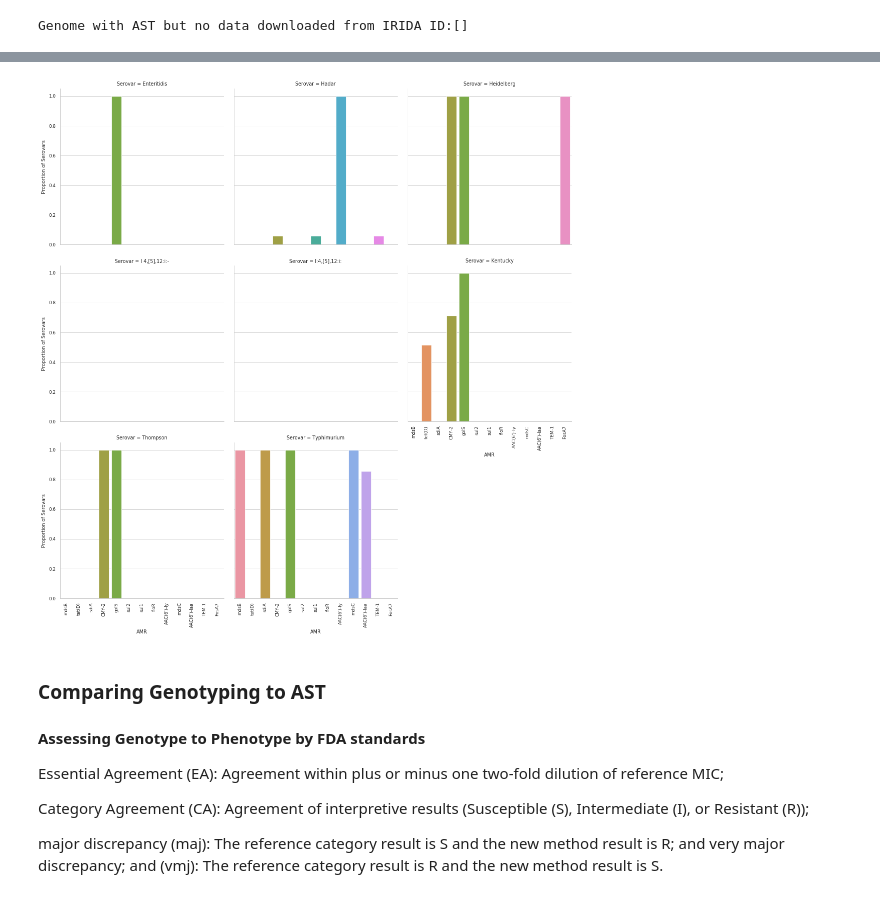
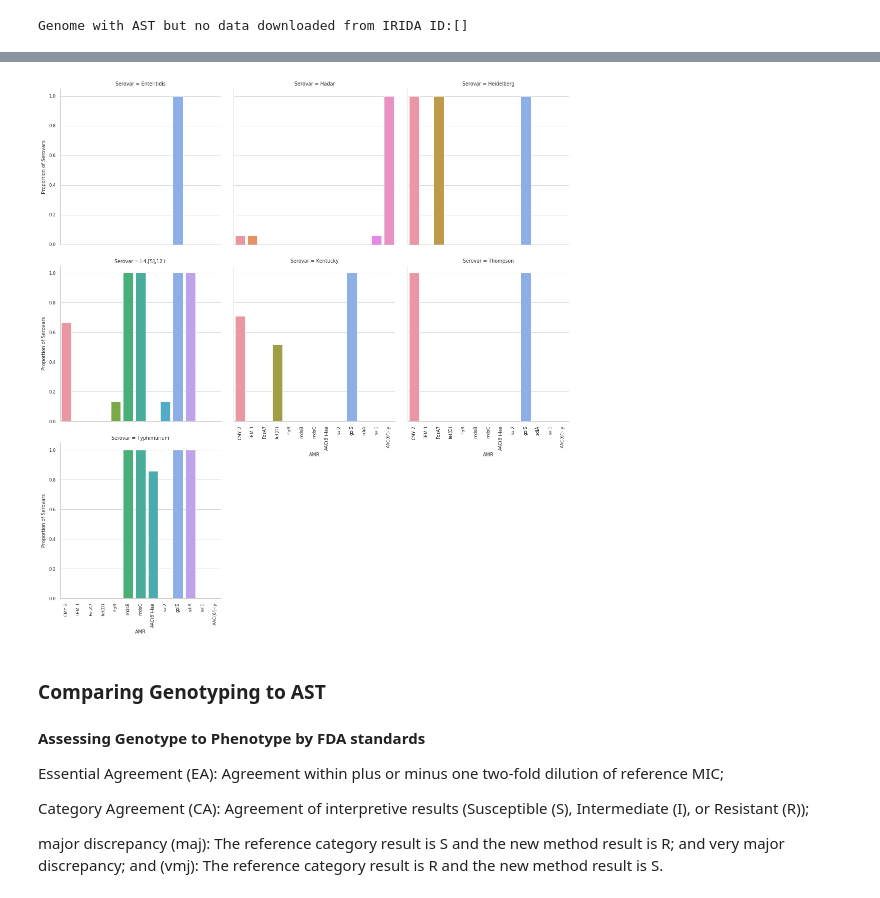
Before and after one commit to fmaguire/aafc_salmonella, a Jupyter notebook: salmonella_analyses.ipynb, the cells around one changed output, grey strips where cells are left out. Drawn from its saved outputs; the diff is of its cells as text; code cells hidden in the pictures.

```diff
--- a/salmonella_analyses.ipynb
+++ b/salmonella_analyses.ipynb
@@ -218,10 +227,12 @@ Parse and explore the AST results from Attiq
 ast_df = pd.read_excel('data/antibiotic_susceptibility_testing/Salmonella_AST_April18,2018..xlsx', sheet_name=1)
 ast_df['ID'] = ast_df['ID'].astype(str)
 ast_df = ast_df.set_index('ID')
+ast_df = ast_df.drop('Serovar', axis=1)
 # drop the following two genomes as we don't have genomes for them only AST typing
 # 3346 and 3163
 ast_df = ast_df.drop(['3346', '3163'])
-ast_df['Serotype'] = sistr_df.loc[ast_df.index, 'serovar']
+ast_df['Serotype'] = sistr_df.loc[ast_df.index, 'sistr_prediction']
+ast_df['Serotype'] = ast_df['Serotype'].replace('I 4,[5],12:i:-', 'I:4,[5],12:i:')
 # %%
 # set consistent colors for serotype
 sero_order = ['Kentucky', 'Hadar', 'Heidelberg',
@@ -332,13 +333,13 @@ IFrame("analyses/ast/upset_enterica_ast.pdf" , width=800, height=800)
 
 Summary of the RGI based predictions from the genotypes
 # %%
-ast_df = pd.read_excel('data/antibiotic_susceptibility_testing/Salmonella_AST_April18,2018..xlsx', sheet_name=1)
+"""ast_df = pd.read_excel('data/antibiotic_susceptibility_testing/Salmonella_AST_April18,2018..xlsx', sheet_name=1)
 ast_df['ID'] = ast_df['ID'].astype(str)
 ast_df = ast_df.set_index('ID')
 # drop the following two genomes as we don't have genomes for them only AST typing
 # 3346 and 3163
 ast_df = ast_df.drop(['3346', '3163'])
-ast_df['Serovar'] = sistr_df.loc[ast_df.index, 'serovar']
+ast_df['Serovar'] = sistr_df.loc[ast_df.index, 'serovar']"""
 
 
 rgi_results = []
@@ -492,3 +505,29 @@ _ = plt.setp(g.ax_heatmap.get_xticklabels(), rotation=90)
+# %%
+rgi_encoded_perfect['Serotype'] = ast_df['Serotype'].loc[rgi_encoded_perfect.index]
+
+# select unique perfect RGI distributions for more in-depth analysis
+with open('analyses/pangenome/anvio_subsample/link_genomes.sh', 'w') as fh:
+    for genome in rgi_encoded_perfect.drop_duplicates().index:
+        fh.write('ln -s ../../../data/genomes/{}*\n'.format(genome))
+
+with open('analyses/pangenome/anvio_subsample/serotypes.tsv', 'w') as out_fh:
+    with open('analyses/pangenome/anvio_subsample/genomes.tsv', 'w') as fh:
+        dbs = """1760_irida-submission-4658.db  3125_irida-submission-4766.db  3145_irida-submission-4824.db  3193_irida-submission-7564.db
+        1778_irida-submission-4656.db  3126_irida-submission-4768.db  3166_irida-submission-7409.db  3333_irida-submission-7381.db
+        1797_irida-submission-4682.db  3132_irida-submission-4774.db  3179_irida-submission-7552.db  3339_irida-submission-7440.db
+        1893_irida-submission-4751.db  3142_irida-submission-4815.db  3186_irida-submission-7560.db""".split()
+
+        fh.write('name\tcontigs_db_path\n')
+        out_fh.write('name\tserovars\n')
+        for db in dbs:
+            name = db.split('_')[0]
+            serotype = rgi_encoded_perfect['Serotype'].loc[name]
+            fh.write('{}_{}\t{}\n'.format(serotype.replace(',', '_').replace('[', '').replace(']', '').replace(':', ''), name, db))
+            out_fh.write('{}_{}\t{}\n'.format(serotype.replace(',', '_').replace('[', '').replace(']', '').replace(':', ''), name, serotype))
+
+
+
+rgi_encoded_perfect = rgi_encoded_perfect.drop('Serotype', axis=1)
 # %%
 legend_TN = [mpatches.Patch(color=c, label=l) for l,c in sero_lut.items()]
 
@@ -521,19 +560,19 @@ drug_class_translation = {'AMOCA':  ['penam'],
                           'TRISUL': ['sulfonamide antibiotic', 'diaminopyrimidine antibiotic']}
 # %%
 # normalise
-rgi_encoded_perfect['Serovar'] = ast_df['Serovar']
-df = rgi_encoded_perfect.groupby("Serovar").sum()
+rgi_encoded_perfect['Serotype'] = ast_df.loc[rgi_encoded_perfect.index, 'Serotype']
+df = rgi_encoded_perfect.groupby("Serotype").sum()
 df = df.transpose().div(total_serovars_in_dataset, axis=1).transpose()
 df = pd.melt(df.reset_index(), id_vars = 'index')
 df = df.rename(columns={'index': 'Serovar', 'variable': 'AMR', 'value': 'Proportion of Serovars'})
 
 g = sns.factorplot(data = df, x='AMR', col='Serovar', col_wrap=3, y="Proportion of Serovars", kind='bar')
 g.set_xticklabels(rotation=90)
 #save_figure('amr/perfect_rgi_by_serovar')
 plt.savefig('analyses/rgi/perfect_predictions_by_serovar.pdf')
 plt.savefig('analyses/rgi/perfect_predictions_by_serovar.svg')
 # %% [output]
-[figure, old version]
+[figure, new version]
 # %% [markdown]
 ### Comparing Genotyping to AST
 
```
Also changed, not shown: parts of 54 cells of this notebook, 2 other files.
